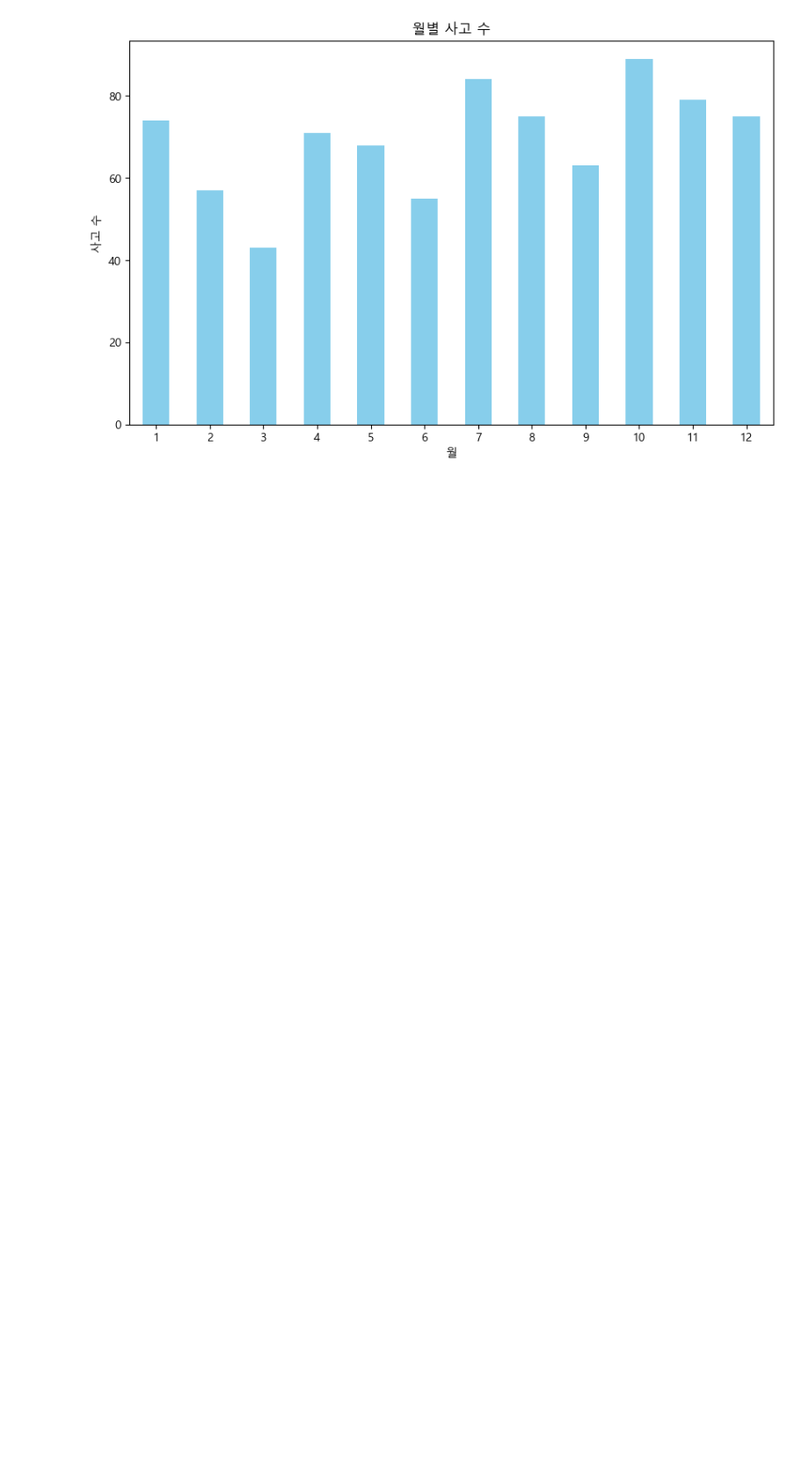
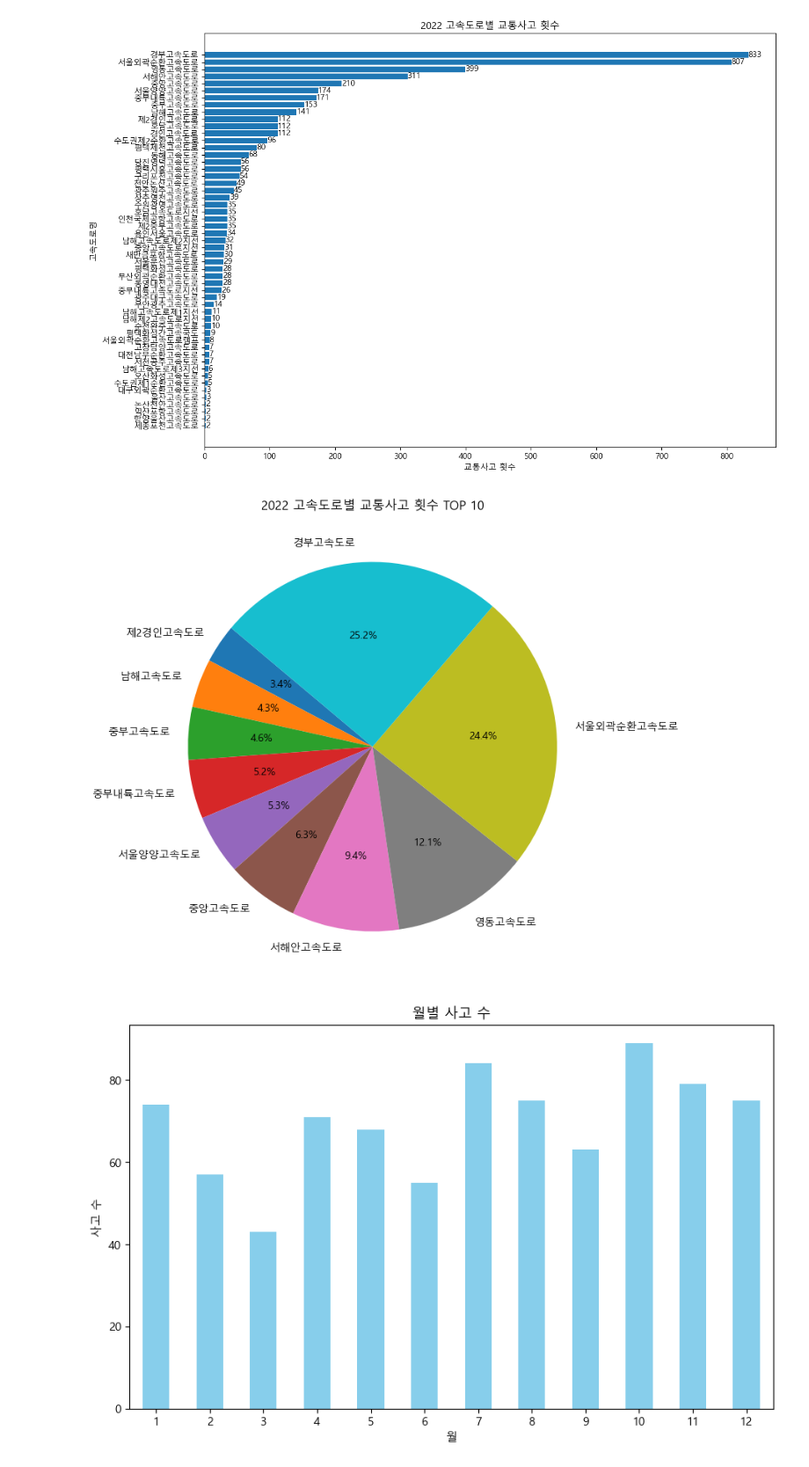
Before and after one commit to ssasdfccaf/Weather-and-traffic-accidents, a Jupyter notebook: third.ipynb, the cells around one changed output. Shown at 88% size. Drawn from its saved outputs; the diff is of its cells as text; code cells hidden in the pictures; blank space fills up the shorter version.

Commit message:
2022고속도로 교통사고횟수

```diff
--- a/third.ipynb
+++ b/third.ipynb
@@ -18,3 +18,67 @@ Requirement already satisfied: six>=1.5 in c:\users\ogi\appdata\roaming\python\p
+# %%
+import os
+import pandas as pd
+import matplotlib.pyplot as plt
+
+# 데이터 파일들이 있는 폴더 경로
+folder_path = '2022고속도로별 교통사고내역csv로 변환'
+
+# 빈 딕셔너리 생성
+accident_counts = {}
+
+# 폴더 내의 파일 목록 얻기
+files = os.listdir(folder_path)
+
+# 각 파일에 대해 처리
+for file in files:
+    if file.endswith('.csv'):
+        # 파일 경로
+        file_path = os.path.join(folder_path, file)
+
+        # 파일 읽기
+        df = pd.read_csv(file_path, encoding='cp949')
+
+        # 고속도로명 추출
+        highway_name = file.split('2022')[1].split('.')[0]
+
+        # 교통사고 횟수 계산
+        accident_count = len(df)
+
+        # 딕셔너리에 추가 또는 누적
+        if highway_name in accident_counts:
+            accident_counts[highway_name] += accident_count
+        else:
+            accident_counts[highway_name] = accident_count
+
+# 딕셔너리를 데이터프레임으로 변환
+data = pd.DataFrame(list(accident_counts.items()), columns=['고속도로명', '교통사고횟수'])
+
+# 교통사고 횟수 기준으로 데이터프레임 정렬 (내림차순)
+data = data.sort_values(by='교통사고횟수', ascending=True)  # ascending을 True로 변경하여 오름차순 정렬
+
+# 히스토그램으로 시각화 (x축과 y축을 바꿔서)
+plt.figure(figsize=(12, 8))
+plt.barh(data['고속도로명'], data['교통사고횟수'])  # barh 함수 사용하여 가로 막대그래프 생성
+plt.xlabel('교통사고 횟수')
+plt.ylabel('고속도로명')
+plt.title('2022 고속도로별 교통사고 횟수')
+# 각 막대 위에 사고 횟수 표시
+for index, value in enumerate(data['교통사고횟수']):
+    plt.text(value, index, str(value), ha='left', va='center', fontsize=10)
+plt.tight_layout()
+plt.show()
+
+# 상위 10개 고속도로 추출
+top_10_data = data.tail(10)  # tail을 사용하여 끝에서부터 10개 추출
+
+# 파이 차트로 상위 10개 교통사고 횟수 비율 시각화
+plt.figure(figsize=(12, 8))
+plt.pie(top_10_data['교통사고횟수'], labels=top_10_data['고속도로명'], autopct='%1.1f%%', startangle=140)
+plt.title('2022 고속도로별 교통사고 횟수 TOP 10')
+plt.show()
+# %% [output]
+[figure, added]
+[figure, added]
 # %%
 import pandas as pd
 import matplotlib.pyplot as plt
```
Also changed, not shown: parts of 5 cells of this notebook, 53 other files.
